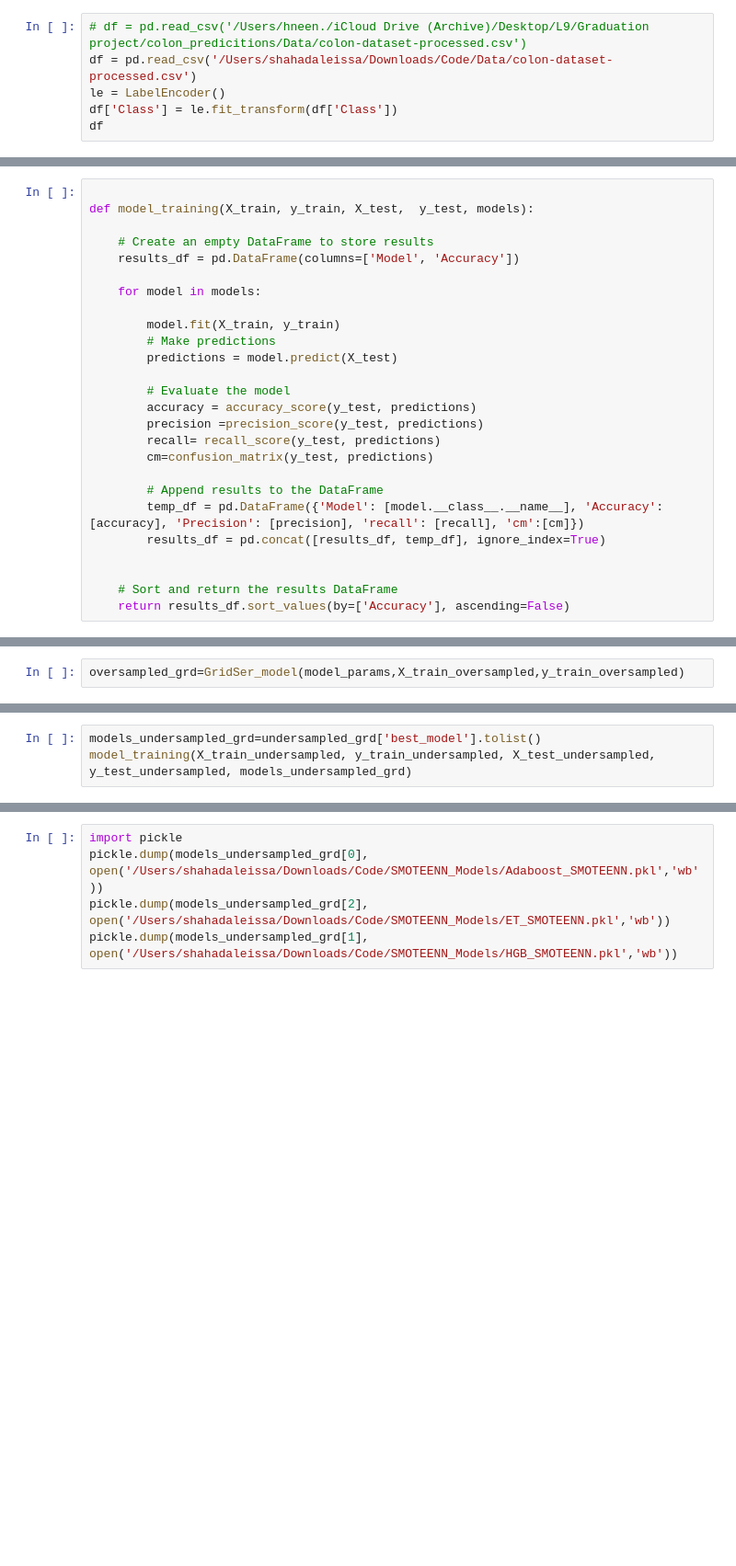
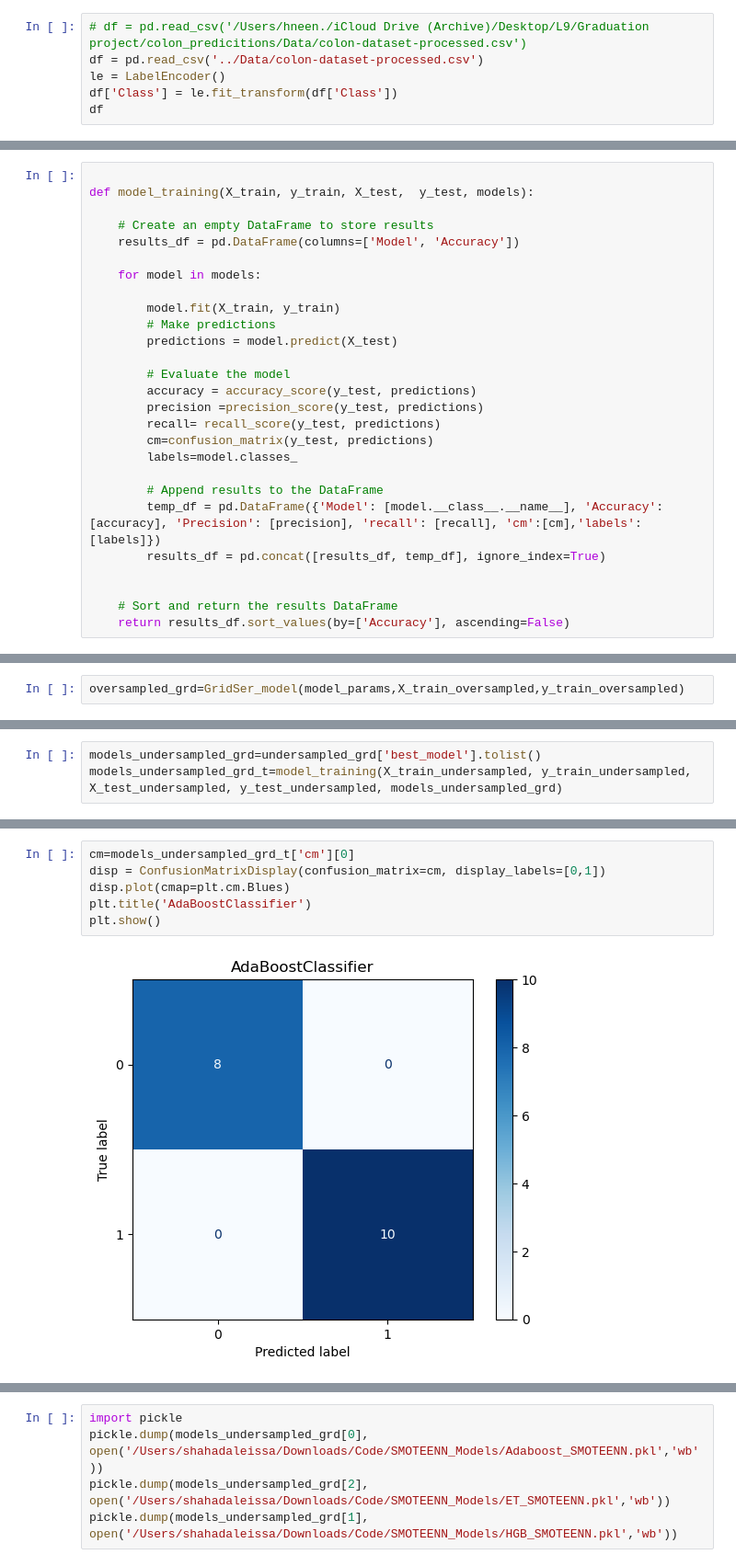
Before and after one commit to shaaleissa/colon_predictions, a Jupyter notebook: Model Training/Optimization.ipynb, the cells around one changed output, grey strips where cells are left out. Shown: that part at 92% size. Drawn from its saved outputs; the diff is of its cells as text; blank space fills up the shorter version.

Commit message:
cm plot

```diff
--- a/Model Training/Optimization.ipynb
+++ b/Model Training/Optimization.ipynb
@@ -22,7 +22,7 @@ from sklearn.calibration import LabelEncoder
 from sklearn.metrics import accuracy_score, precision_score, recall_score
 # %%
 # df = pd.read_csv('/Users/hneen./iCloud Drive (Archive)/Desktop/L9/Graduation project/colon_predicitions/Data/colon-dataset-processed.csv')
-df = pd.read_csv('/Users/shahadaleissa/Downloads/Code/Data/colon-dataset-processed.csv')
+df = pd.read_csv('../Data/colon-dataset-processed.csv')
 le = LabelEncoder()
 df['Class'] = le.fit_transform(df['Class'])
 df
@@ -95,9 +95,10 @@ def model_training(X_train, y_train, X_test,  y_test, models):
         precision =precision_score(y_test, predictions)
         recall= recall_score(y_test, predictions)
         cm=confusion_matrix(y_test, predictions)
+        labels=model.classes_
 
         # Append results to the DataFrame
-        temp_df = pd.DataFrame({'Model': [model.__class__.__name__], 'Accuracy': [accuracy], 'Precision': [precision], 'recall': [recall], 'cm':[cm]})
+        temp_df = pd.DataFrame({'Model': [model.__class__.__name__], 'Accuracy': [accuracy], 'Precision': [precision], 'recall': [recall], 'cm':[cm],'labels':[labels]})
         results_df = pd.concat([results_df, temp_df], ignore_index=True)
 
 
@@ -258,3 +224,3 @@ undersampled_grd
 # %%
 models_undersampled_grd=undersampled_grd['best_model'].tolist()
-model_training(X_train_undersampled, y_train_undersampled, X_test_undersampled, y_test_undersampled, models_undersampled_grd)
+models_undersampled_grd_t=model_training(X_train_undersampled, y_train_undersampled, X_test_undersampled, y_test_undersampled, models_undersampled_grd)
@@ -265,0 +234,8 @@ model_training(X_train_undersampled, y_train_undersampled, X_test_undersampled,
+# %%
+cm=models_undersampled_grd_t['cm'][0]
+disp = ConfusionMatrixDisplay(confusion_matrix=cm, display_labels=[0,1])
+disp.plot(cmap=plt.cm.Blues)
+plt.title('AdaBoostClassifier')
+plt.show()
+# %% [output]
+[figure, added]
```
Also changed, not shown: parts of 11 cells of this notebook.
